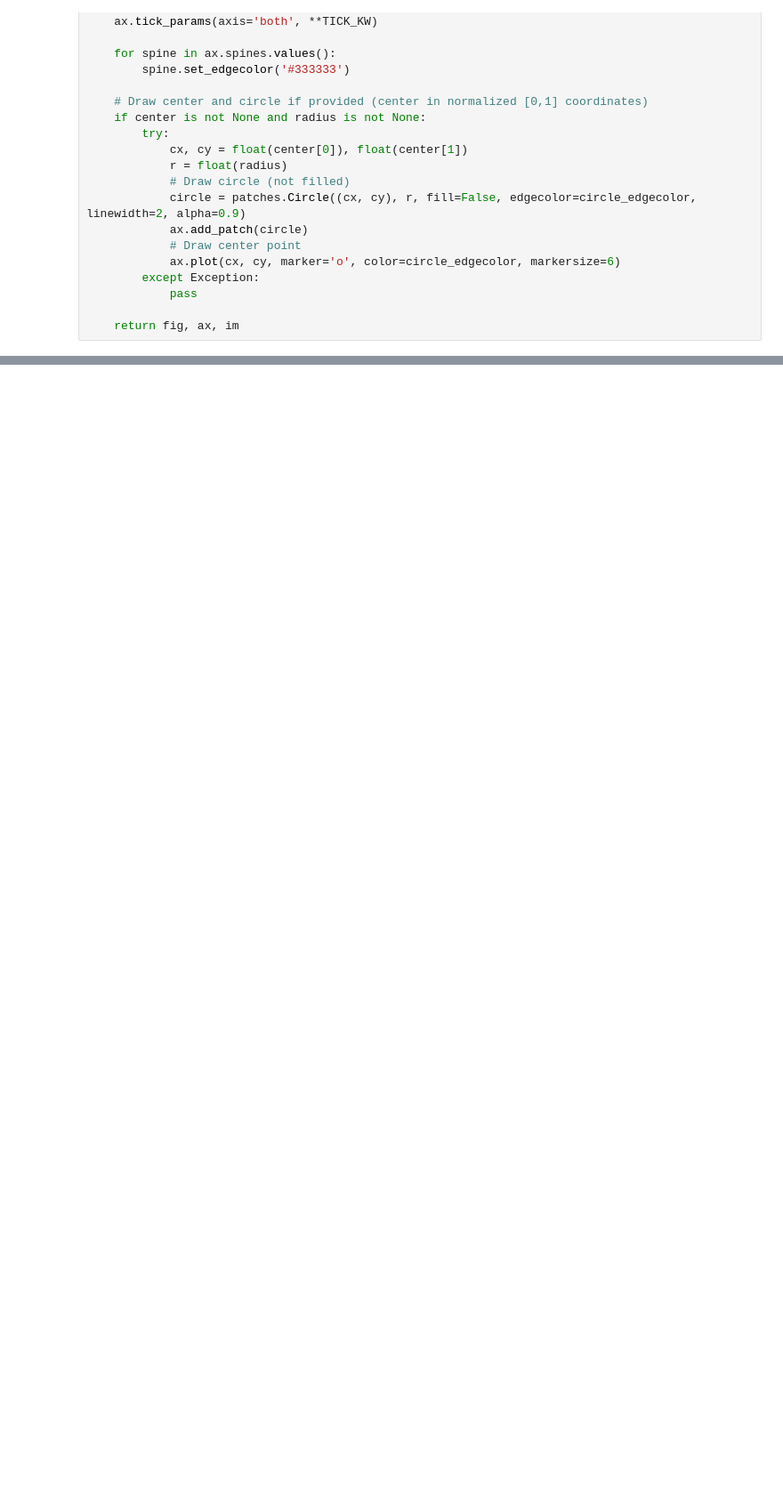
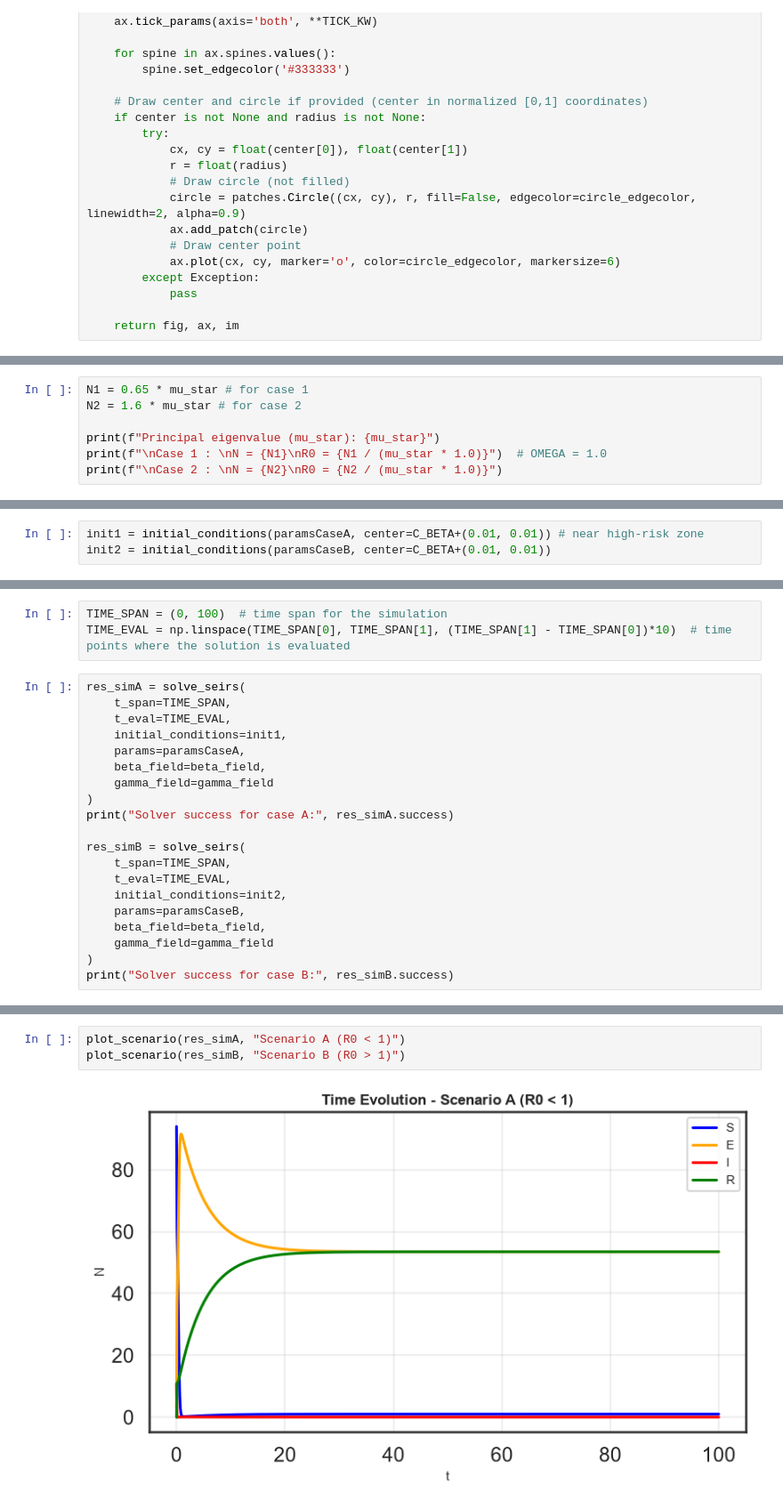
Before and after one commit to kdevultra/seirs-spatial-heterogeneity-research, a Jupyter notebook: notebooks/nb1_global_correctness.ipynb, the cells around one changed output, grey strips where cells are left out. Shown at 89% size. Saved outputs shown, nothing was run; the diff lists cells and outputs as text; blank space fills up the shorter version.

Commit message:
sanity check and time-dpendent solution

```diff
--- a/notebooks/nb1_global_correctness.ipynb
+++ b/notebooks/nb1_global_correctness.ipynb
@@ -168,0 +219,7 @@ fig_gamma.savefig(output_dir / "gamma_field.png", dpi=200, bbox_inches='tight')
+# %%
+N1 = 0.65 * mu_star # for case 1
+N2 = 1.6 * mu_star # for case 2
+
+print(f"Principal eigenvalue (mu_star): {mu_star}")
+print(f"\nCase 1 : \nN = {N1}\nR0 = {N1 / (mu_star * 1.0)}")  # OMEGA = 1.0
+print(f"\nCase 2 : \nN = {N2}\nR0 = {N2 / (mu_star * 1.0)}")
@@ -168,0 +266,3 @@ fig_gamma.savefig(output_dir / "gamma_field.png", dpi=200, bbox_inches='tight')
+# %%
+init1 = initial_conditions(paramsCaseA, center=C_BETA+(0.01, 0.01)) # near high-risk zone
+init2 = initial_conditions(paramsCaseB, center=C_BETA+(0.01, 0.01))
@@ -168,0 +274,23 @@ fig_gamma.savefig(output_dir / "gamma_field.png", dpi=200, bbox_inches='tight')
+# %%
+TIME_SPAN = (0, 100)  # time span for the simulation
+TIME_EVAL = np.linspace(TIME_SPAN[0], TIME_SPAN[1], (TIME_SPAN[1] - TIME_SPAN[0])*10)  # time points where the solution is evaluated
+# %%
+res_simA = solve_seirs(
+    t_span=TIME_SPAN,
+    t_eval=TIME_EVAL,
+    initial_conditions=init1,
+    params=paramsCaseA,
+    beta_field=beta_field,
+    gamma_field=gamma_field
+)
+print("Solver success for case A:", res_simA.success)
+
+res_simB = solve_seirs(
+    t_span=TIME_SPAN,
+    t_eval=TIME_EVAL,
+    initial_conditions=init2,
+    params=paramsCaseB,
+    beta_field=beta_field,
+    gamma_field=gamma_field
+)
+print("Solver success for case B:", res_simB.success)
@@ -168,0 +348,5 @@ fig_gamma.savefig(output_dir / "gamma_field.png", dpi=200, bbox_inches='tight')
+# %%
+plot_scenario(res_simA, "Scenario A (R0 < 1)")
+plot_scenario(res_simB, "Scenario B (R0 > 1)")
+# %% [output]
+[figure, added]
```
Also changed, not shown: parts of 18 cells of this notebook, 6 other files.
